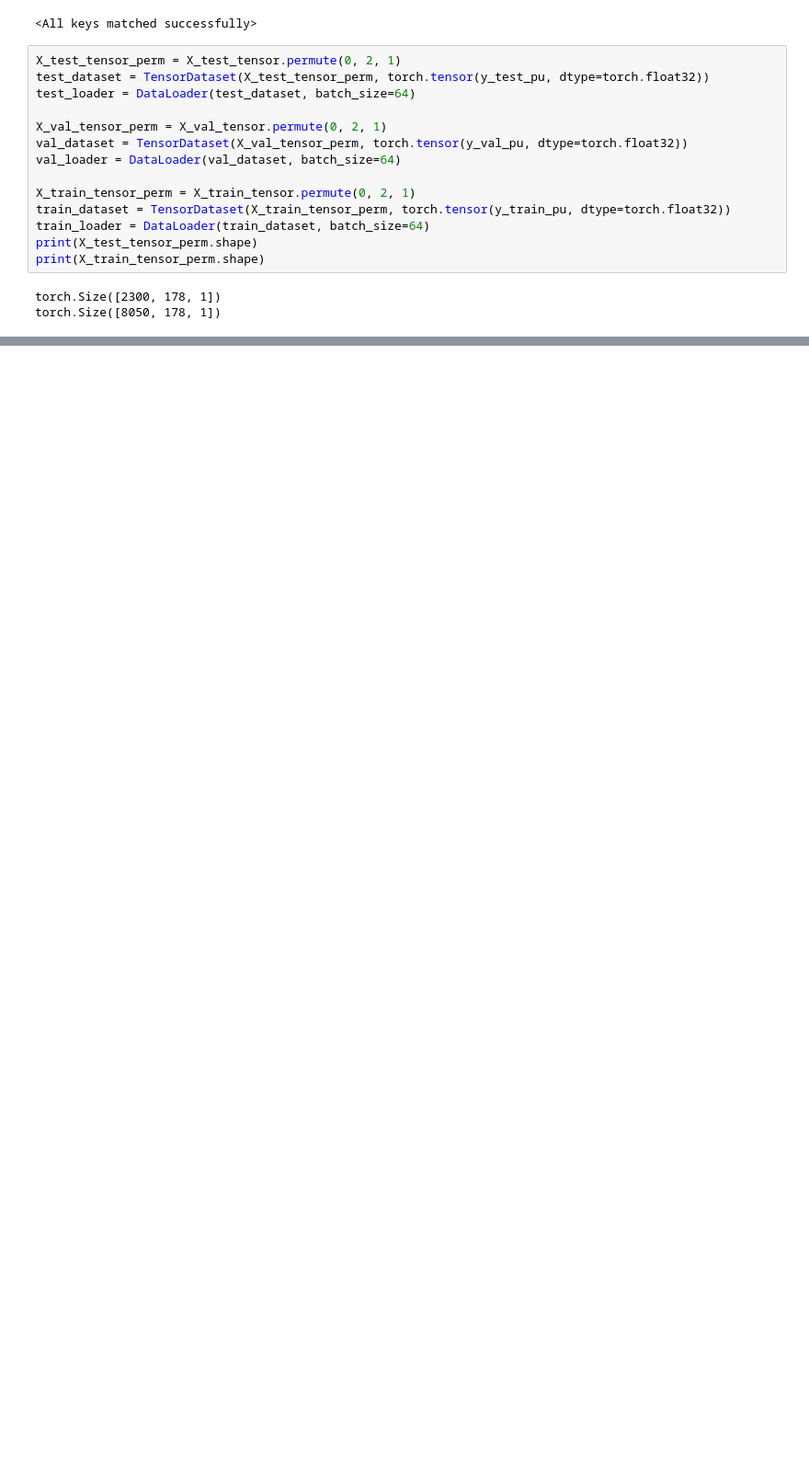
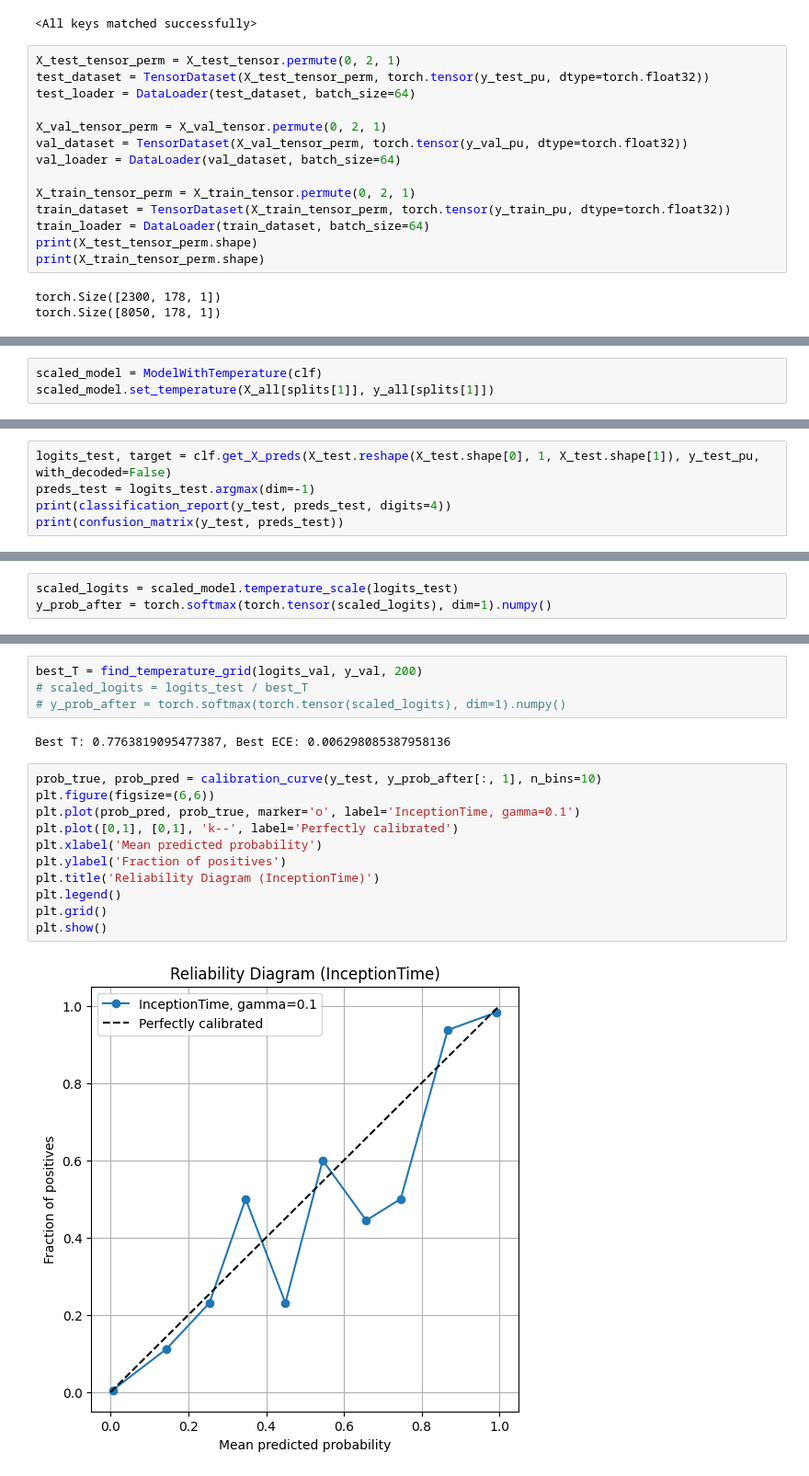
Before and after one commit to darosali/har-pu-learning, a Jupyter notebook: epilepsy_asym_learn.ipynb, the cells around one changed output, grey strips where cells are left out. Shown at 92% size. Drawn from its saved outputs; the diff is of its cells as text; blank space fills up the shorter version.

```diff
--- a/epilepsy_asym_learn.ipynb
+++ b/epilepsy_asym_learn.ipynb
@@ -900,0 +1010,3 @@ torch.save(model_mamba.state_dict(), "models/epilepsy_mamba2_convproj_AsymLoss_0
+# %%
+scaled_model = ModelWithTemperature(clf)
+scaled_model.set_temperature(X_all[splits[1]], y_all[splits[1]])
@@ -900,0 +1016,5 @@ torch.save(model_mamba.state_dict(), "models/epilepsy_mamba2_convproj_AsymLoss_0
+# %%
+logits_test, target = clf.get_X_preds(X_test.reshape(X_test.shape[0], 1, X_test.shape[1]), y_test_pu, with_decoded=False)
+preds_test = logits_test.argmax(dim=-1)
+print(classification_report(y_test, preds_test, digits=4))
+print(confusion_matrix(y_test, preds_test))
@@ -900,0 +1034,3 @@ torch.save(model_mamba.state_dict(), "models/epilepsy_mamba2_convproj_AsymLoss_0
+# %%
+scaled_logits = scaled_model.temperature_scale(logits_test)
+y_prob_after = torch.softmax(torch.tensor(scaled_logits), dim=1).numpy()
@@ -900,0 +1064,19 @@ torch.save(model_mamba.state_dict(), "models/epilepsy_mamba2_convproj_AsymLoss_0
+# %%
+best_T = find_temperature_grid(logits_val, y_val, 200)
+# scaled_logits = logits_test / best_T
+# y_prob_after = torch.softmax(torch.tensor(scaled_logits), dim=1).numpy()
+# %% [output]
+Best T: 0.7763819095477387, Best ECE: 0.006298085387958136
+# %%
+prob_true, prob_pred = calibration_curve(y_test, y_prob_after[:, 1], n_bins=10)
+plt.figure(figsize=(6,6))
+plt.plot(prob_pred, prob_true, marker='o', label='InceptionTime, gamma=0.1')
+plt.plot([0,1], [0,1], 'k--', label='Perfectly calibrated')
+plt.xlabel('Mean predicted probability')
+plt.ylabel('Fraction of positives')
+plt.title('Reliability Diagram (InceptionTime)')
+plt.legend()
+plt.grid()
+plt.show()
+# %% [output]
+[figure, added]
```
Also changed, not shown: parts of 49 cells of this notebook, 3 other files.
